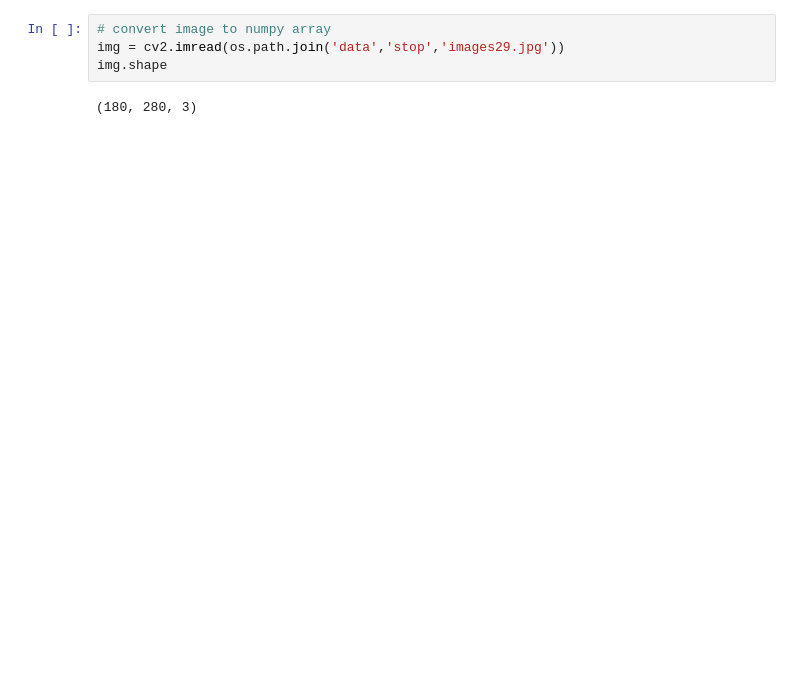
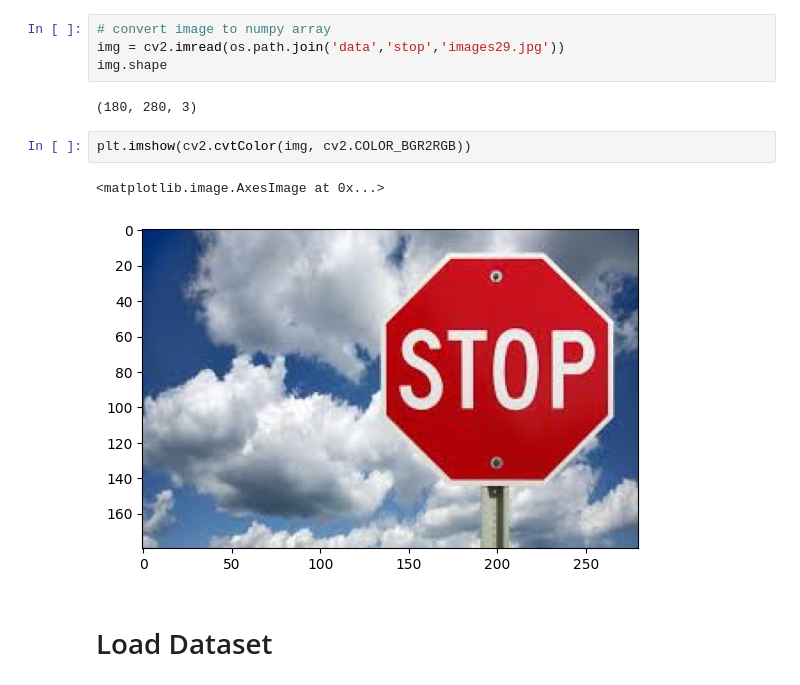
Before and after one commit to Panoskontos/CNN, a Jupyter notebook: CNNStopSign.ipynb, the cells around one changed output. Drawn from its saved outputs; the diff is of its cells as text; blank space fills up the shorter version.

```diff
--- a/CNNStopSign.ipynb
+++ b/CNNStopSign.ipynb
@@ -101,3 +90,10 @@ img = cv2.imread(os.path.join('data','stop','images29.jpg'))
 img.shape
 # %% [output]
 (180, 280, 3)
+# %%
+plt.imshow(cv2.cvtColor(img, cv2.COLOR_BGR2RGB))
+# %% [output]
+<matplotlib.image.AxesImage at 0x...>
+[figure, added]
+# %% [markdown]
+# Load Dataset
```
Also changed, not shown: parts of 4 cells of this notebook.
